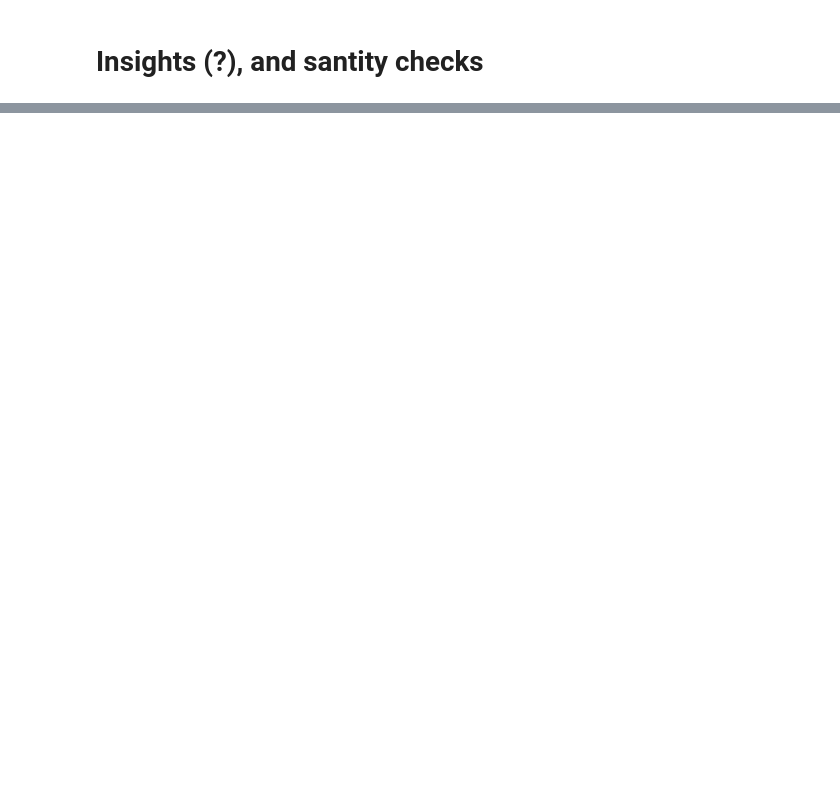
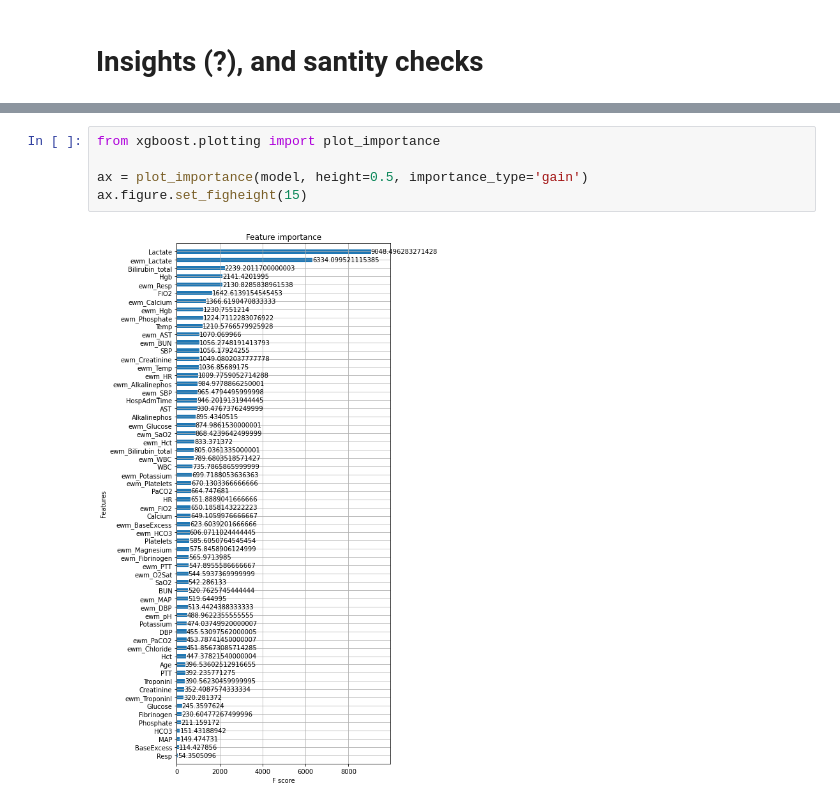
Before and after one commit to franticOreo/ImprovingSepsisRecognition, a Jupyter notebook: explore.ipynb, the cells around one changed output, grey strips where cells are left out. Drawn from its saved outputs; the diff is of its cells as text; blank space fills up the shorter version.

```diff
--- a/explore.ipynb
+++ b/explore.ipynb
@@ -176,0 +198,7 @@ ax.figure.set_figheight(15)
+# %%
+from xgboost.plotting import plot_importance
+
+ax = plot_importance(model, height=0.5, importance_type='gain')
+ax.figure.set_figheight(15)
+# %% [output]
+[figure, added]
```
Also changed, not shown: parts of 13 cells of this notebook.
